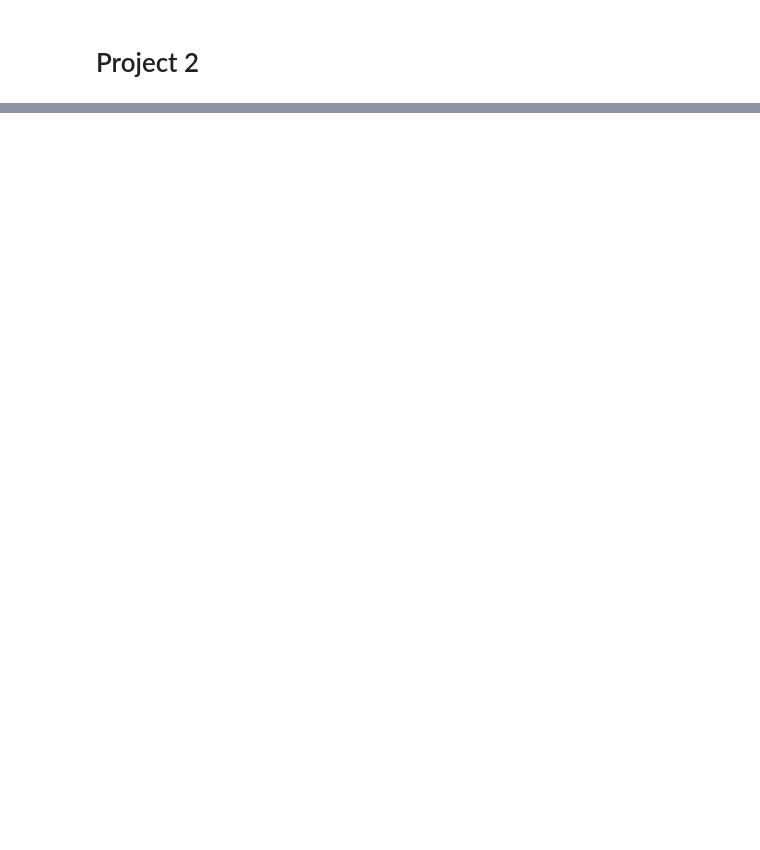
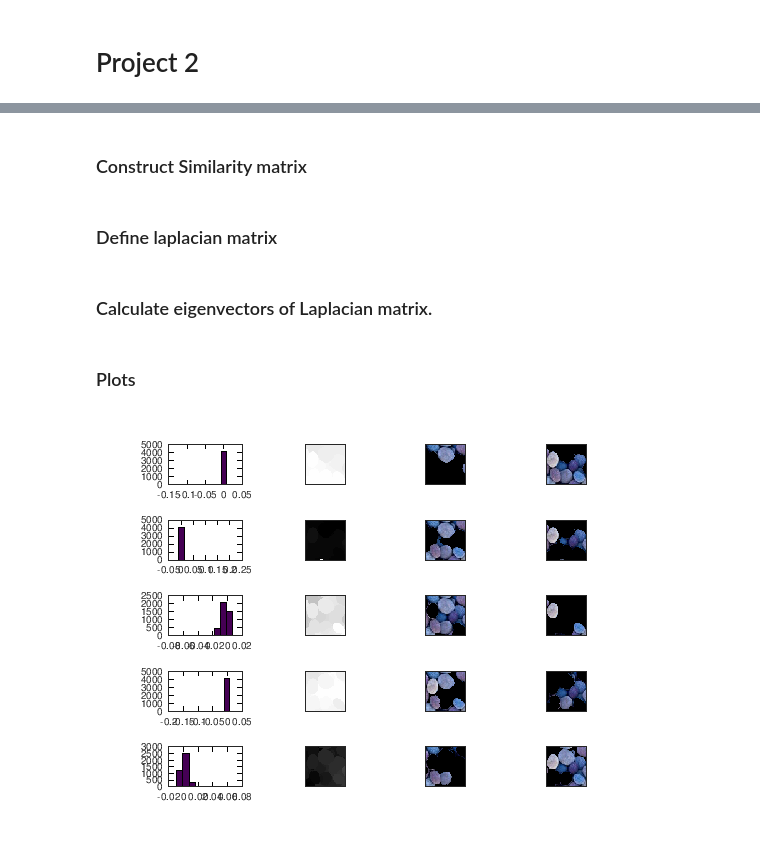
Before and after one commit to CMPE482-Spring2017-Bogazici/FinalProjects, a Jupyter notebook: Projects.ipynb, the cells around one changed output, grey strips where cells are left out. Saved outputs shown, nothing was run; the diff lists cells and outputs as text; code cells hidden in the pictures; blank space fills up the shorter version.

```diff
--- a/Projects.ipynb
+++ b/Projects.ipynb
@@ -85,0 +95,3 @@ end
+# %%
+image = imread('stones_rgb.jpg');
+imshow(image);
@@ -85,0 +100,2 @@ end
+# %% [markdown]
+### Construct Similarity matrix
@@ -85,0 +127,50 @@ end
+# %% [markdown]
+### Define laplacian matrix
+# %%
+%% Diagonal degree matrix
+D=diag(sum(simM,2));
+D_term= sqrt(D)\eye(N);
+%% Laplacian Matrix
+L= D_term * simM * D_term;
+# %% [markdown]
+### Calculate eigenvectors of Laplacian matrix.
+# %%
+k=5;
+%% Calculate eigenvectors
+[Q,R] = qr(randn(N,k), 0);
+
+for i=1:1000,
+    Z = L*Q;
+    [Q, R] = qr(Z,0);
+end
+%% Calculate V
+V=  D_term*Q;
+# %% [markdown]
+### Plots
+# %%
+%% Plots
+for i=1:k
+    %Histogram
+    subplot(k,4,(i-1)*4+1);
+    hist(V(:,i));
+    % Greyscale plot.
+    subplot(k,4,(i-1)*4+2);
+    Vkreshaped=reshape(V(:,i),64,64);
+    %% Normalization of matrix between 0-1.
+    imVkreshaped=(Vkreshaped-min(V(:,i)))/(max(V(:,i))-min(V(:,i)));
+    imshow(repmat(imVkreshaped,1,1,3));
+    % Cluster 1
+    subplot(k,4,(i-1)*4+3);
+    cluster1=image;
+    indexes1=repmat(Vkreshaped>0,1,1,3);
+    cluster1(indexes1)=0;
+    imshow(cluster1);
+    % Cluster 2
+    subplot(k,4,(i-1)*4+4);
+    cluster2=image;
+    indexes2=repmat(Vkreshaped<0,1,1,3);
+    cluster2(indexes2)=0;
+    imshow(cluster2);
+end
+# %% [output]
+[figure, added]
```
Also changed, not shown: parts of 8 cells of this notebook.
